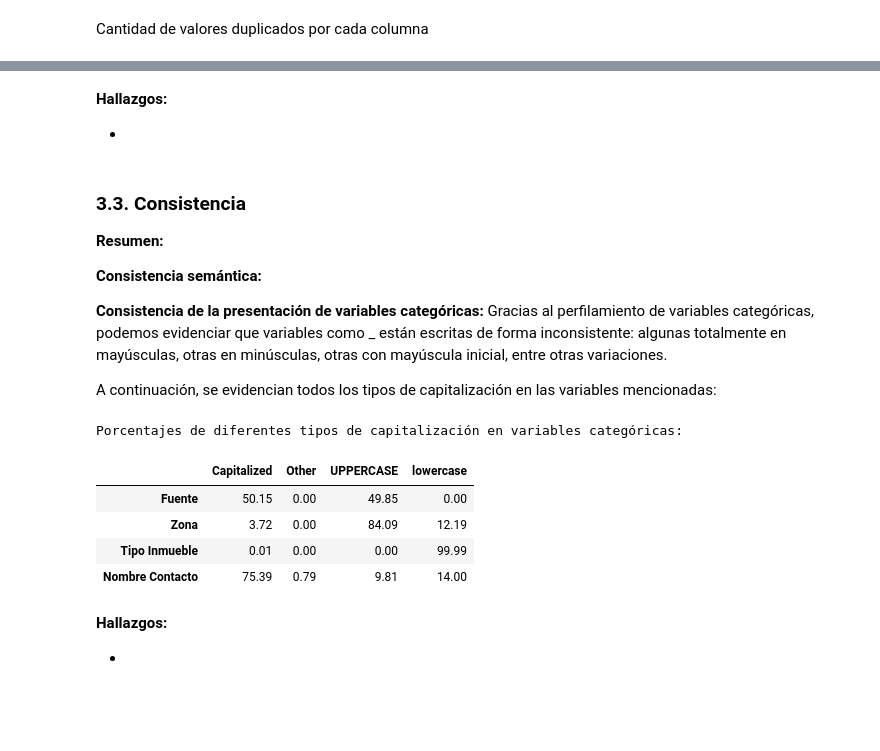
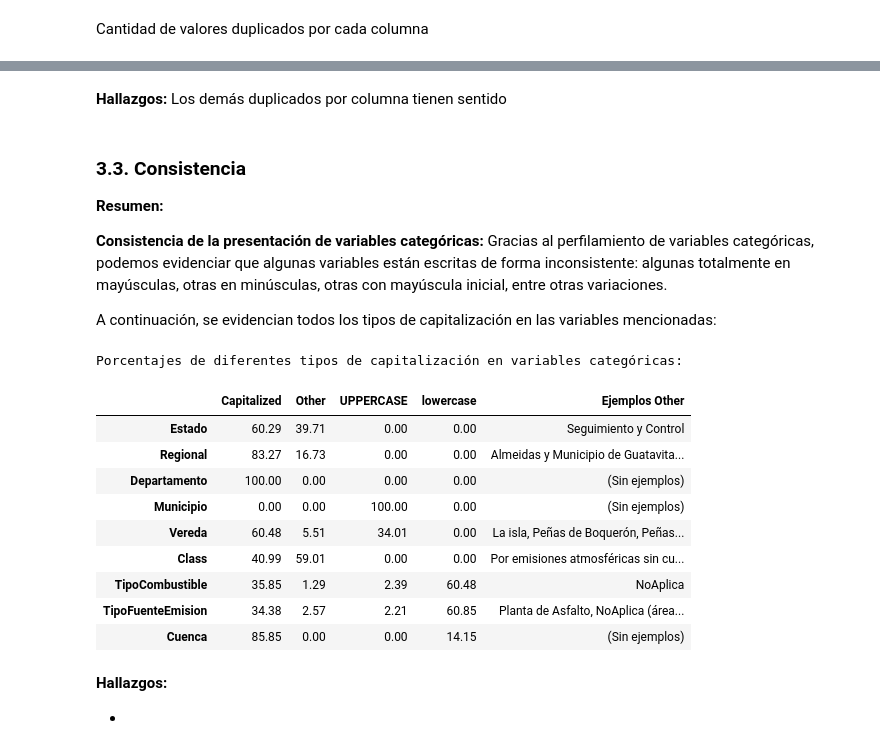
Before and after one commit to sariswis/Proyecto-Visual-Analytics, a Jupyter notebook: entendimiento/Dataset 2 - Lugares de emisiones.ipynb, the cells around one changed output, grey strips where cells are left out. Cells and saved outputs as stored; diff of their text form; code cells hidden in the pictures; blank space fills up the shorter version.

Commit message:
fix: detect casing

```diff
--- a/entendimiento/Dataset 2 - Lugares de emisiones.ipynb
+++ b/entendimiento/Dataset 2 - Lugares de emisiones.ipynb
@@ -572,55 +656,80 @@ duplicates_df
 # %% [markdown]
-**Hallazgos:**
-
--
+**Hallazgos:** Los demás duplicados por columna tienen sentido
 # %% [markdown]
 ### 3.3. Consistencia
 
 **Resumen:**
 
-**Consistencia semántica:**
-
-**Consistencia de la presentación de variables categóricas:** Gracias al perfilamiento de variables categóricas, podemos evidenciar que variables como _ están escritas de forma inconsistente: algunas totalmente en mayúsculas, otras en minúsculas, otras con mayúscula inicial, entre otras variaciones.
+**Consistencia de la presentación de variables categóricas:** Gracias al perfilamiento de variables categóricas, podemos evidenciar que algunas variables están escritas de forma inconsistente: algunas totalmente en mayúsculas, otras en minúsculas, otras con mayúscula inicial, entre otras variaciones.
 
 A continuación, se evidencian todos los tipos de capitalización en las variables mencionadas:
 # %%
 def detect_casing(text: str) -> str:
-    letters = re.findall(r"[A-Za-zÁÉÍÓÚÜÑáéíóúüñ]", str(text))
-    if not letters:
+    # extrae palabras con acentos y eñes
+    words = re.findall(r"[A-Za-zÁÉÍÓÚÜÑáéíóúüñ]+", str(text))
+    if not words:
         return "Other"
 
-    word = "".join(letters)
+    # todas en mayúsculas
+    if all(w.isupper() for w in words):
+        return "UPPERCASE"
 
-    if word.isupper():
-        return "UPPERCASE"
-    elif word.islower():
+    # todas en minúsculas
+    if all(w.islower() for w in words):
         return "lowercase"
-    elif word[0].isupper() and word[1:].islower():
+
+    # todas Capitalized (primera letra mayúscula y resto minúsculas)
+    if all(w[0].isupper() and w[1:].islower() for w in words):
         return "Capitalized"
-    else:
-        return "Other"
+
+    return "Other"
+
 
 def casing_summary_df(df: pd.DataFrame) -> pd.DataFrame:
     text_columns = df.select_dtypes(include=["object", "string"]).columns
     results = {}
+    other_examples = {}
 
     for col in text_columns:
-        casing_counts = df[col].dropna().apply(detect_casing).value_counts()
+        # Detect casing per value (sin dropna para mantener índices alineados)
+        casing_series = df[col].apply(detect_casing)
+
+        # Calculate percentages (acá sí se puede descartar nulos)
+        casing_counts = casing_series.value_counts()
         casing_percent = (casing_counts / casing_counts.sum() * 100).round(2)
         results[col] = casing_percent
 
+        # Capture up to 5 examples that fall into "Other"
+        mask_other = casing_series == "Other"
+        other_vals = df.loc[mask_other, col].dropna().unique()[:5]
+
+        if len(other_vals) > 0:
+            other_examples[col] = ", ".join(map(str, other_vals))
+        else:
+            other_examples[col] = "(Sin ejemplos)"
+
+    # Build summary dataframe
     summary_df = pd.DataFrame(results).T.fillna(0)
+
+    # Add the column with examples of 'Other'
+    summary_df["Ejemplos Other"] = summary_df.index.map(lambda col: other_examples[col])
+
     return summary_df
 
 print("Porcentajes de diferentes tipos de capitalización en variables categóricas:")
-casing_summary_df(df[[]])
+casing_summary_df(df)
 # %% [output]
 Porcentajes de diferentes tipos de capitalización en variables categóricas:
-|  | Capitalized | Other | UPPERCASE | lowercase |
-| Fuente | 50.15 | 0.00 | 49.85 | 0.00 |
-| Zona | 3.72 | 0.00 | 84.09 | 12.19 |
-| Tipo Inmueble | 0.01 | 0.00 | 0.00 | 99.99 |
-| Nombre Contacto | 75.39 | 0.79 | 9.81 | 14.00 |
+|  | Capitalized | Other | UPPERCASE | lowercase | Ejemplos Other |
+| Estado | 60.29 | 39.71 | 0.00 | 0.00 | Seguimiento y Control |
+| Regional | 83.27 | 16.73 | 0.00 | 0.00 | Almeidas y Municipio de Guatavita... |
+| Departamento | 100.00 | 0.00 | 0.00 | 0.00 | (Sin ejemplos) |
+| Municipio | 0.00 | 0.00 | 100.00 | 0.00 | (Sin ejemplos) |
+| Vereda | 60.48 | 5.51 | 34.01 | 0.00 | La isla, Peñas de Boquerón, Peñas... |
+| Class | 40.99 | 59.01 | 0.00 | 0.00 | Por emisiones atmosféricas sin cu... |
+| TipoCombustible | 35.85 | 1.29 | 2.39 | 60.48 | NoAplica |
+| TipoFuenteEmision | 34.38 | 2.57 | 2.21 | 60.85 | Planta de Asfalto, NoAplica (área... |
+| Cuenca | 85.85 | 0.00 | 0.00 | 14.15 | (Sin ejemplos) |
 # %% [markdown]
 **Hallazgos:**
 
```
Also changed, not shown: parts of 25 cells of this notebook, 1 other file.
